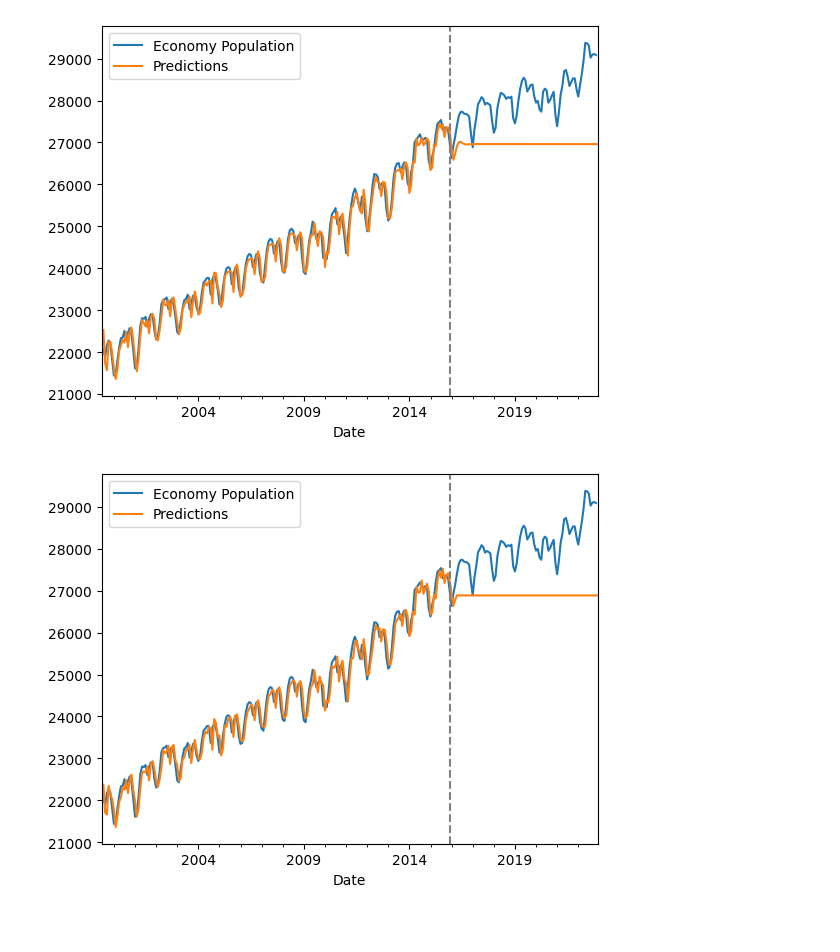
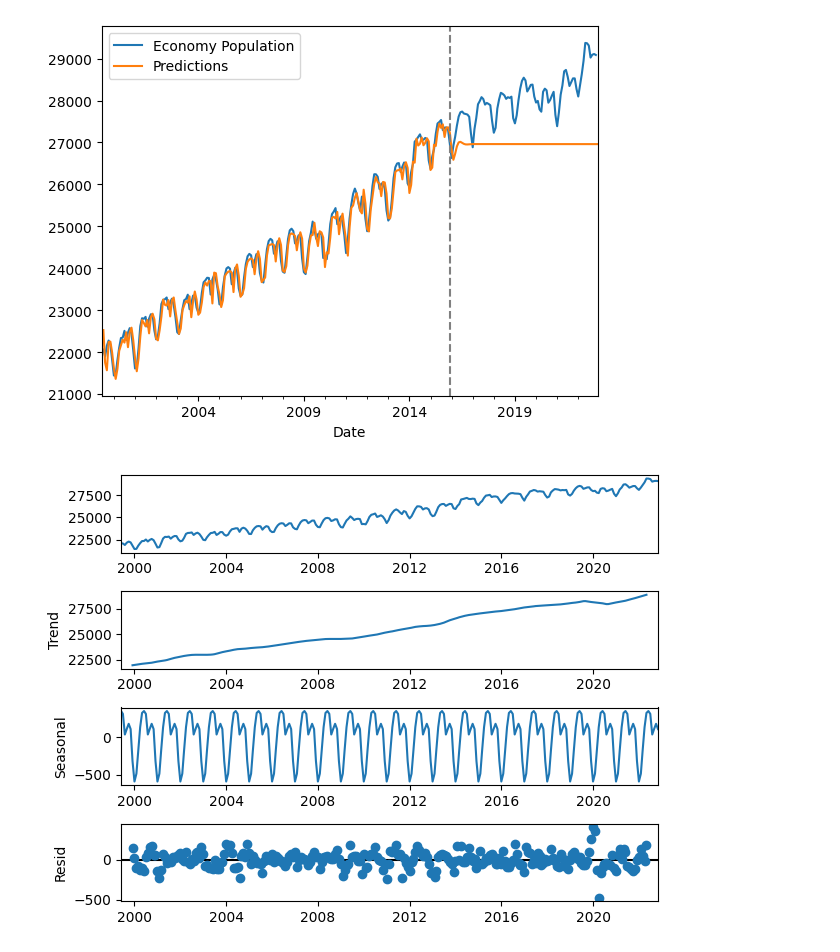
Before and after one commit to HyeonSoo-Jeon/Embedded, a Jupyter notebook: Seminar2/EcoPop/Economy Population.ipynb, the cells around one changed output. Saved outputs shown, nothing was run; the diff lists cells and outputs as text; code cells hidden in the pictures; blank space fills up the shorter version.

```diff
--- a/Seminar2/EcoPop/Economy Population.ipynb
+++ b/Seminar2/EcoPop/Economy Population.ipynb
@@ -353,14 +354,10 @@ plt.legend()
 plt.show()
 # %% [output]
 [figure]
-# %%
-model = ARIMA(series[:200], order=(2, 1, 3))
-model_fit = model.fit()
-
-series.plot()
-model_fit.predict(start=1, end=282).plot(label="Predictions")
-plt.axvline(x='2015-12', color='gray', linestyle='--')
-plt.legend()
-plt.show()
-# %% [output]
-[figure, removed]
+# %%
+from statsmodels.tsa.seasonal import seasonal_decompose      # for ETS Plots
+result = seasonal_decompose(series, model='add')
+result.plot()
+plt.show()
+# %% [output]
+[figure, added]
```
Also changed, not shown: parts of 2 cells of this notebook, 4 other files.
